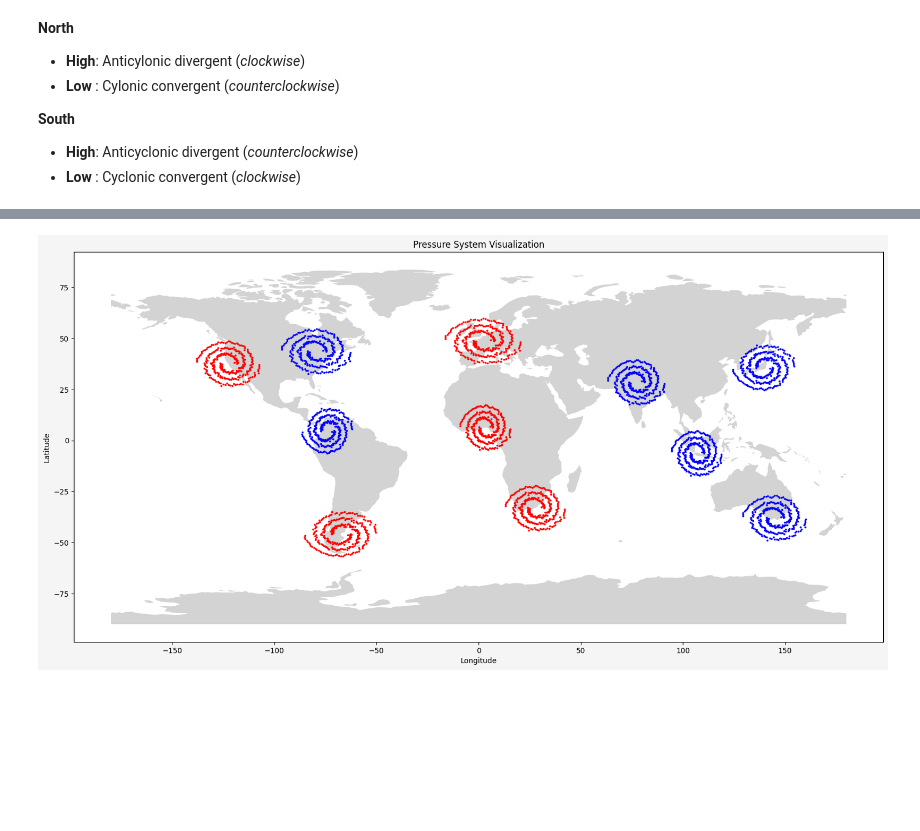
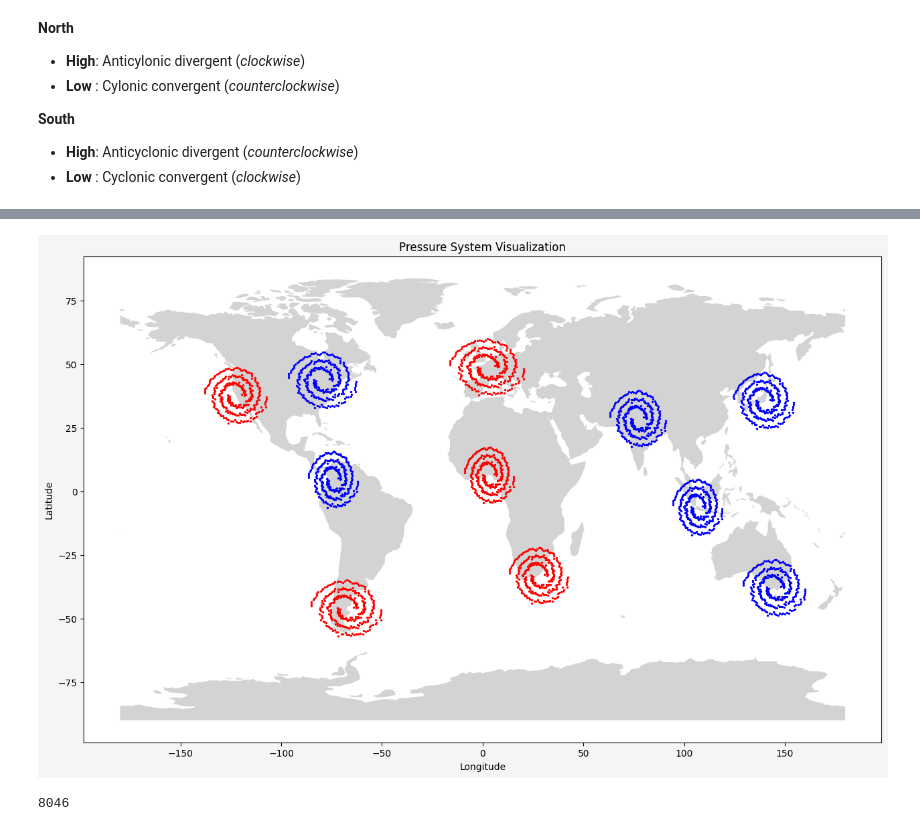
Before and after one commit to janiejestemja/geo, a Jupyter notebook: learning_notes.ipynb, the cells around one changed output, grey strips where cells are left out. Saved outputs shown, nothing was run; the diff lists cells and outputs as text; code cells hidden in the pictures; blank space fills up the shorter version.

```diff
--- a/learning_notes.ipynb
+++ b/learning_notes.ipynb
@@ -74,7 +82,7 @@ def get_spiral_gdf(df, x, y, lon, lat, scale):
     df["lat"] = df.apply(lambda row: cartesian_to_geo(row[x] * scale[0], row[y] * scale[1], lon, lat)[1], axis=1)
 
     spiral_points = [Point(x, y) for x, y in zip(spirals_df["lng"], spirals_df["lat"])]
-    spiral_gdf = gpd.GeoDataFrame(geometry=spiral_points)
+    spiral_gdf = gpd.GeoDataFrame(geometry=spiral_points, crs="EPSG:4326")
 
     return spiral_gdf
 # %%
@@ -102,8 +110,8 @@ def get_pressure_gdf(df, mode : str, lon=0, lat=0, scale=[1,1]):
         elif mode == "h":
             color = "red"
 
-    scale[0] *= signs[0]
-    scale[1] *= signs[1]
+    # scale[0] *= signs[0]
+    # scale[1] *= signs[1]
 
     gdf = get_spiral_gdf(df, "x", "y", lon, lat, scale)
 
@@ -115,19 +123,19 @@ low = [get_pressure_gdf(spirals_df, "l", city[0], city[1], scale) for i, city in
 high = [get_pressure_gdf(spirals_df, "h", city[0], city[1], scale) for i, city in enumerate(cities) if i % 2 == 1]
 pressure_systems = low + high
 # %%
-fig, ax = plt.subplots(figsize=(16, 9), facecolor="whitesmoke", layout="constrained")
+fig, ax = plt.subplots(figsize=(16, 8), facecolor="whitesmoke", layout="constrained")
 world.plot(ax=ax, color="lightgrey")
 
 for pressure_system in pressure_systems:
-    pressure_system[0].plot(ax=ax, marker="o", markersize=3, color=pressure_system[1])
+    pressure_system[0].plot(ax=ax, marker="o", markersize=2, color=pressure_system[1])
 
 
 ax.set_title("Pressure System Visualization")
 ax.set_xlabel("Longitude")
 ax.set_ylabel("Latitude")
 
 plt.show()
 # %% [output]
-[figure, old version]
+[figure, new version]
 # %%
 # Section yet to be written...
@@ -133,0 +149,4 @@ plt.show()
+# %%
+len(gdf[gdf["on_land"] == True])
+# %% [output]
+8046
```
Also changed, not shown: parts of 6 cells of this notebook, 1 other file.
